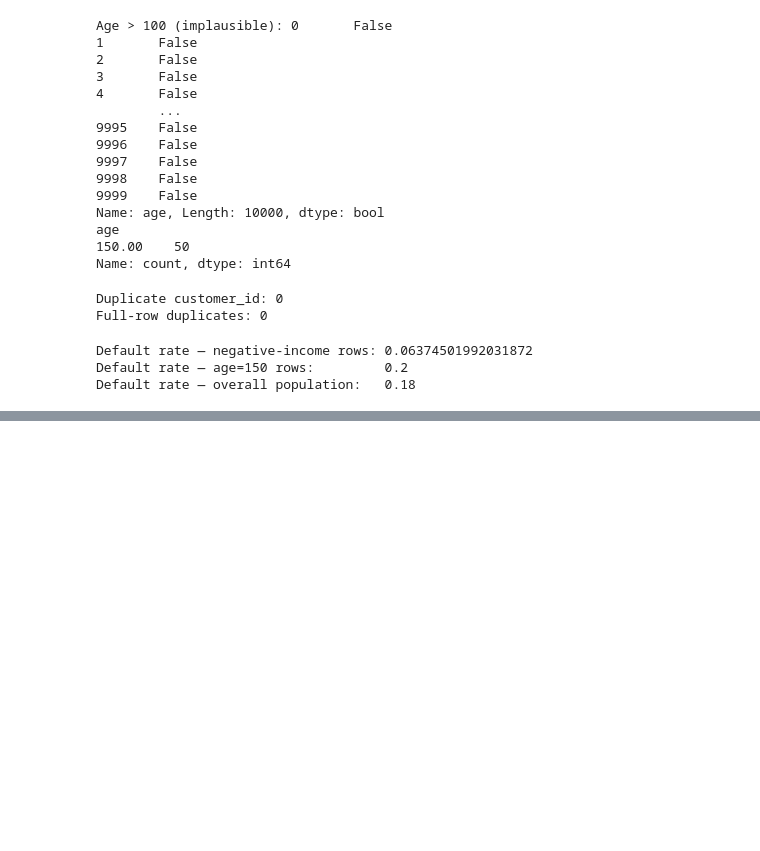
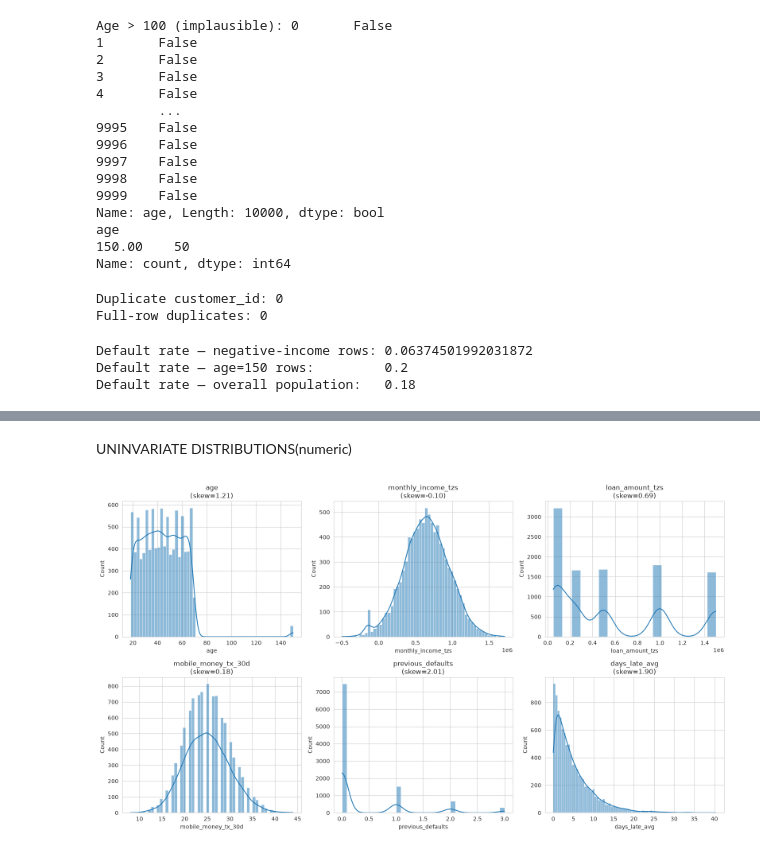
Before and after one commit to batholomeosyoko/boma-loans, a Jupyter notebook: boma_loans.ipynb, the cells around one changed output, grey strips where cells are left out. Drawn from its saved outputs; the diff is of its cells as text; code cells hidden in the pictures; blank space fills up the shorter version.

```diff
--- a/boma_loans.ipynb
+++ b/boma_loans.ipynb
@@ -175,0 +193,14 @@ Default rate — overall population:   0.18
+# %% [markdown]
+UNINVARIATE DISTRIBUTIONS(numeric)
+# %%
+fig, axes = plt.subplots(2, 3, figsize=(16,9))
+cols = ['age', 'monthly_income_tzs', 'loan_amount_tzs', 'mobile_money_tx_30d', 'previous_defaults', 'days_late_avg']
+
+for col, ax in zip(cols, axes.flatten()):
+    sns.histplot(df[col].dropna(), kde=True, ax=ax)
+    skew = df[col].dropna().skew()
+    ax.set_title(f"{col}\n(skew={skew:.2f})")
+plt.tight_layout()
+plt.show()
+# %% [output]
+[figure, added]
```
Also changed, not shown: parts of 2 cells of this notebook.
